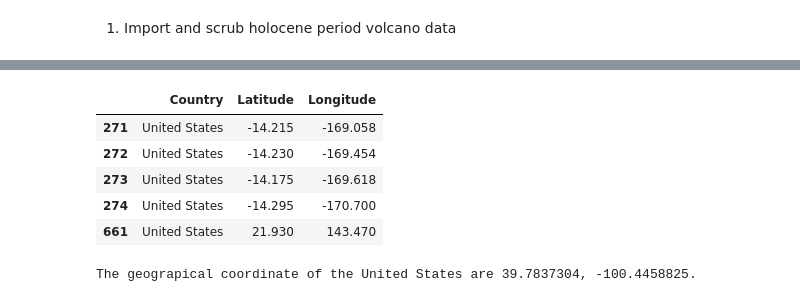
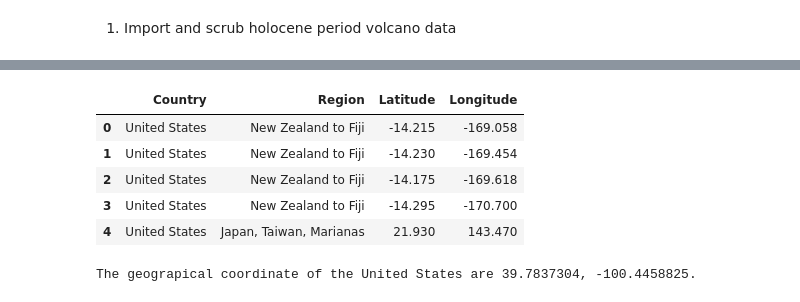
Before and after one commit to teraearlywine/volcanoes, a Jupyter notebook: data/Volcanoes and Farmers Markets.ipynb, the cells around one changed output, grey strips where cells are left out. Saved outputs shown, nothing was run; the diff lists cells and outputs as text; code cells hidden in the pictures.

```diff
--- a/data/Volcanoes and Farmers Markets.ipynb
+++ b/data/Volcanoes and Farmers Markets.ipynb
@@ -25,16 +31,19 @@ us_eruptions.head()
 | 661 | 284133 | Fukujin | United States | Japan, Taiwan, Marianas | Submarine | Eruption Observed | 1974 CE | 21.930 | ... |
 # %%
 #assign country, lat and long to new dataframe
-eruption_location = us_eruptions.drop(columns = ['Number', 'Name','Region', 'Type', 'Activity Evidence','Last Known Eruption','Elevation (Meters)',
+eruption_location = us_eruptions.drop(columns = ['Number', 'Name', 'Type', 'Activity Evidence','Last Known Eruption','Elevation (Meters)',
        'Dominant Rock Type', 'Tectonic Setting'])
+pd.DataFrame(eruption_location)
+eruption_location.set_index('Country', inplace=True)
+eruption_location.reset_index(level=0, inplace=True)
 eruption_location.head()
 # %% [output]
-|  | Country | Latitude | Longitude |
-| 271 | United States | -14.215 | -169.058 |
-| 272 | United States | -14.230 | -169.454 |
-| 273 | United States | -14.175 | -169.618 |
-| 274 | United States | -14.295 | -170.700 |
-| 661 | United States | 21.930 | 143.470 |
+|  | Country | Region | Latitude | Longitude |
+| 0 | United States | New Zealand to Fiji | -14.215 | -169.058 |
+| 1 | United States | New Zealand to Fiji | -14.230 | -169.454 |
+| 2 | United States | New Zealand to Fiji | -14.175 | -169.618 |
+| 3 | United States | New Zealand to Fiji | -14.295 | -170.700 |
+| 4 | United States | Japan, Taiwan, Marianas | 21.930 | 143.470 |
 # %%
 #Find the central lat/lon for the US
 
```
Also changed, not shown: parts of 22 cells of this notebook.
